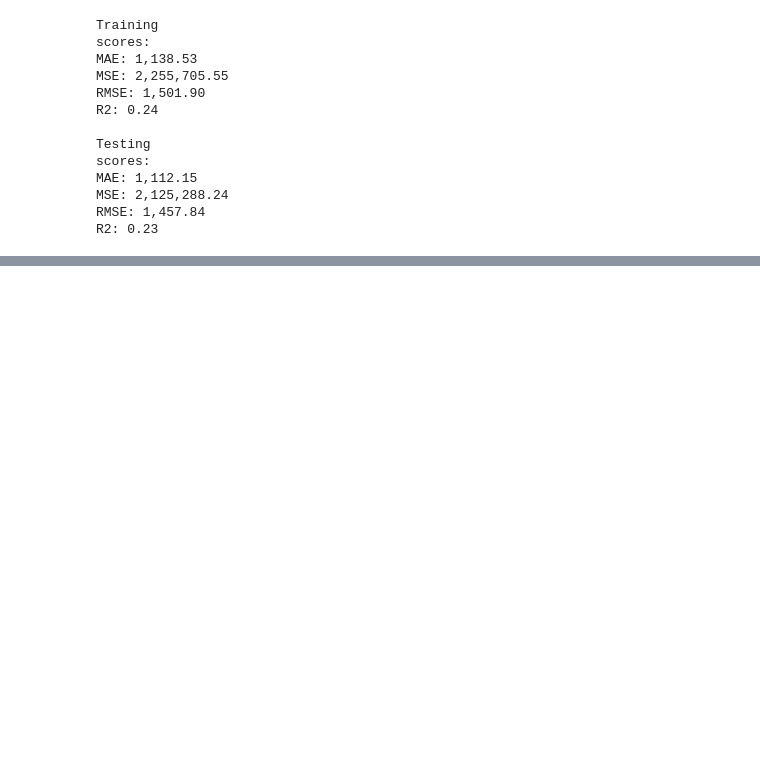
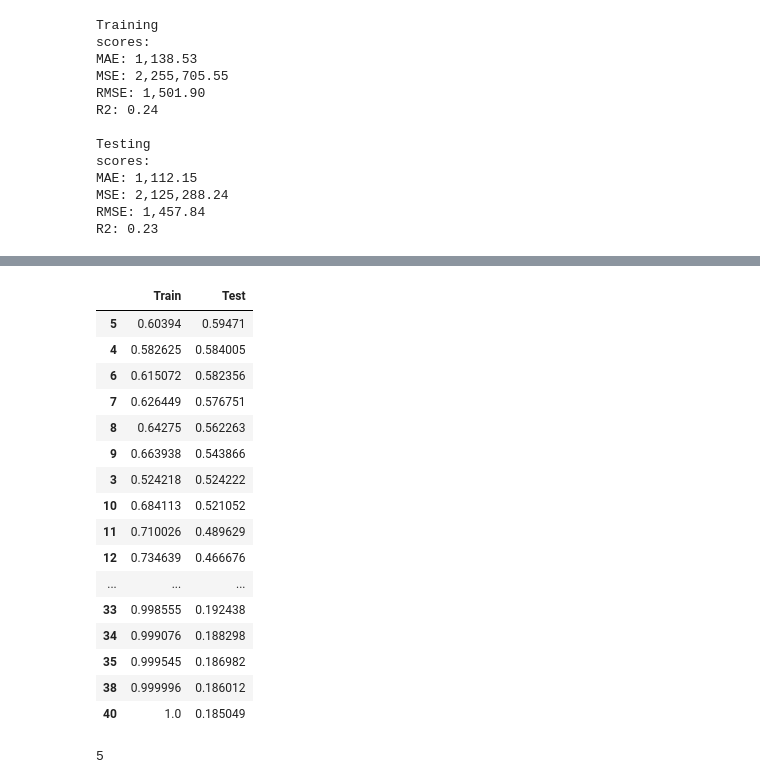
Before and after one commit to bradshawjoshua/Grocery-Super-Anaylsis, a Jupyter notebook: GrocerySuper_Sales_Predictions.ipynb, the cells around one changed output, grey strips where cells are left out. Saved outputs shown, nothing was run; the diff lists cells and outputs as text; code cells hidden in the pictures; blank space fills up the shorter version.

```diff
--- a/GrocerySuper_Sales_Predictions.ipynb
+++ b/GrocerySuper_Sales_Predictions.ipynb
@@ -670,0 +809,26 @@ R2: 0.23
+# %%
+# sort the dataframe by test scores and save the index (k) of the best score
+scores_r2.sort_values(by='Test', ascending=False)
+# %% [output]
+|  | Train | Test |
+| 5 | 0.60394 | 0.59471 |
+| 4 | 0.582625 | 0.584005 |
+| 6 | 0.615072 | 0.582356 |
+| 7 | 0.626449 | 0.576751 |
+| 8 | 0.64275 | 0.562263 |
+| 9 | 0.663938 | 0.543866 |
+| 3 | 0.524218 | 0.524222 |
+| 10 | 0.684113 | 0.521052 |
+| 11 | 0.710026 | 0.489629 |
+| 12 | 0.734639 | 0.466676 |
+| ... | ... | ... |
+| 33 | 0.998555 | 0.192438 |
+| 34 | 0.999076 | 0.188298 |
+| 35 | 0.999545 | 0.186982 |
+| 38 | 0.999996 | 0.186012 |
+| 40 | 1.0 | 0.185049 |
+# %%
+best_depth = scores_r2.sort_values(by='Test', ascending=False).index[0]
+best_depth
+# %% [output]
+5
```
Also changed, not shown: parts of 18 cells of this notebook.
